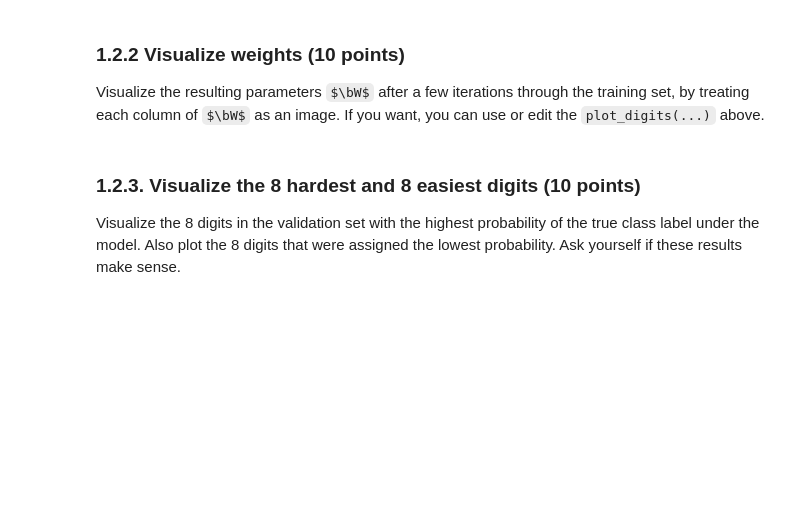
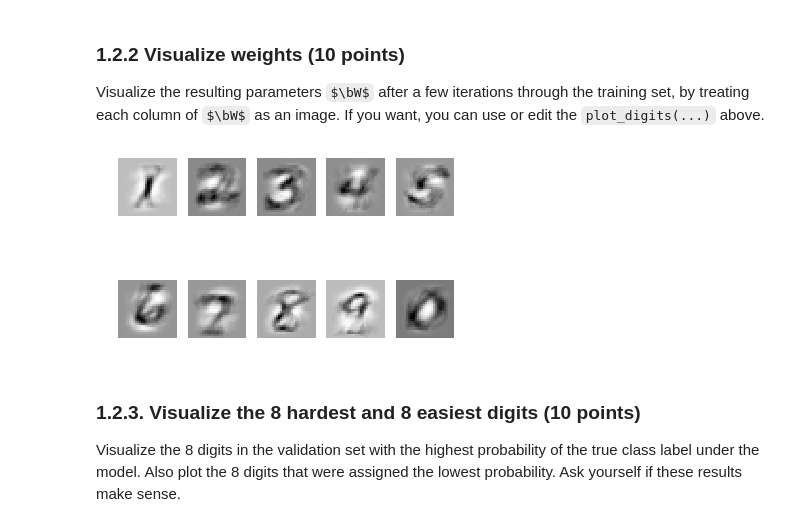
Before and after one commit to erikvanegmond/ml1-2015-lab2, a Jupyter notebook: Lab2.ipynb, the cells around one changed output. Cells and saved outputs as stored; diff of their text form; code cells hidden in the pictures; some formulas as TeX source; blank space fills up the shorter version.

Commit message:
visualize the weights

```diff
--- a/Lab2.ipynb
+++ b/Lab2.ipynb
@@ -294,6 +294,10 @@ plt.show()
 # %% [markdown]
 ### 1.2.2 Visualize weights (10 points)
 Visualize the resulting parameters $\bW$ after a few iterations through the training set, by treating each column of $\bW$ as an image. If you want, you can use or edit the `plot_digits(...)` above.
+# %%
+plot_digits(W.T, numcols=5)
+# %% [output]
+[figure, added]
 # %% [markdown]
 ### 1.2.3. Visualize the 8 hardest and 8 easiest digits (10 points)
 Visualize the 8 digits in the validation set with the highest probability of the true class label under the model.
```
